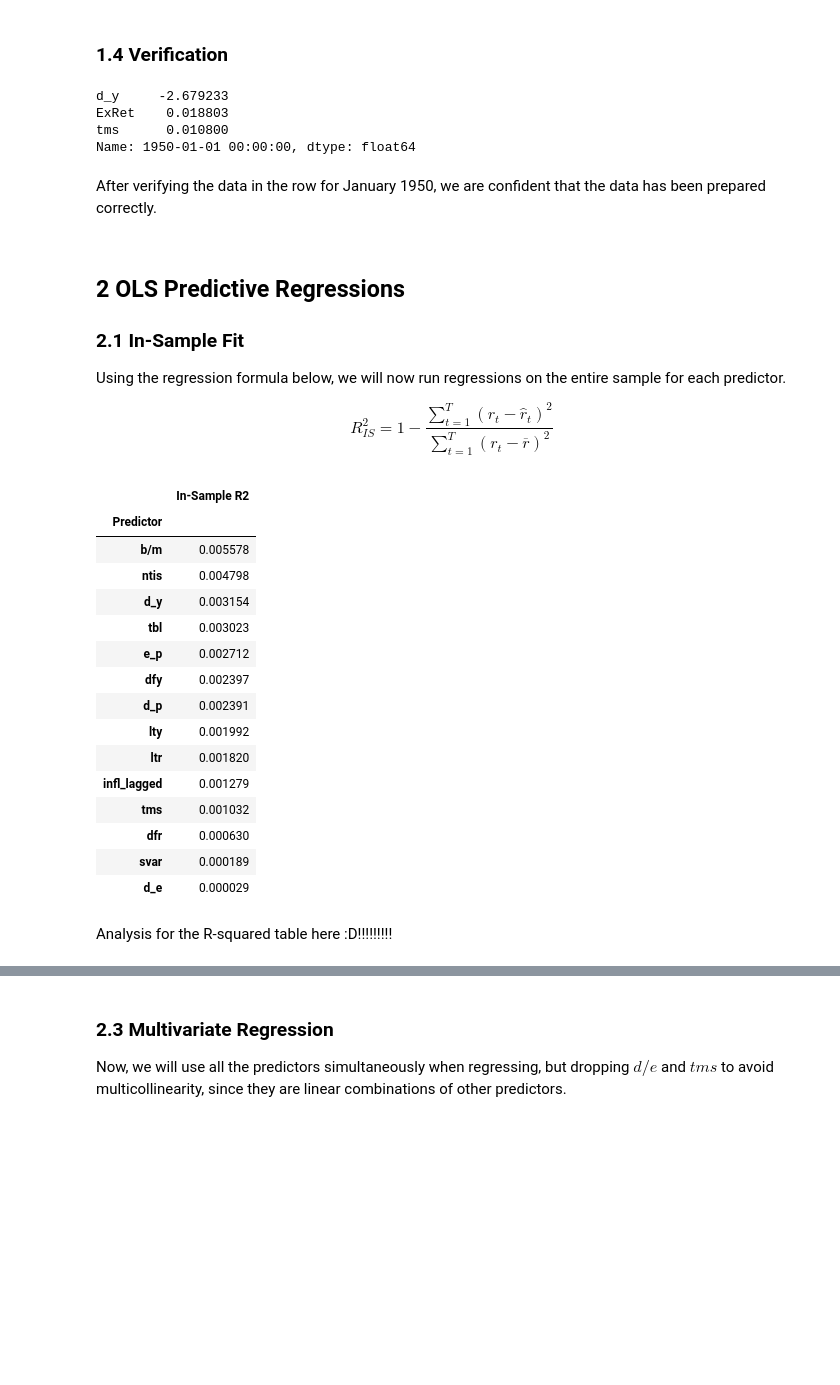
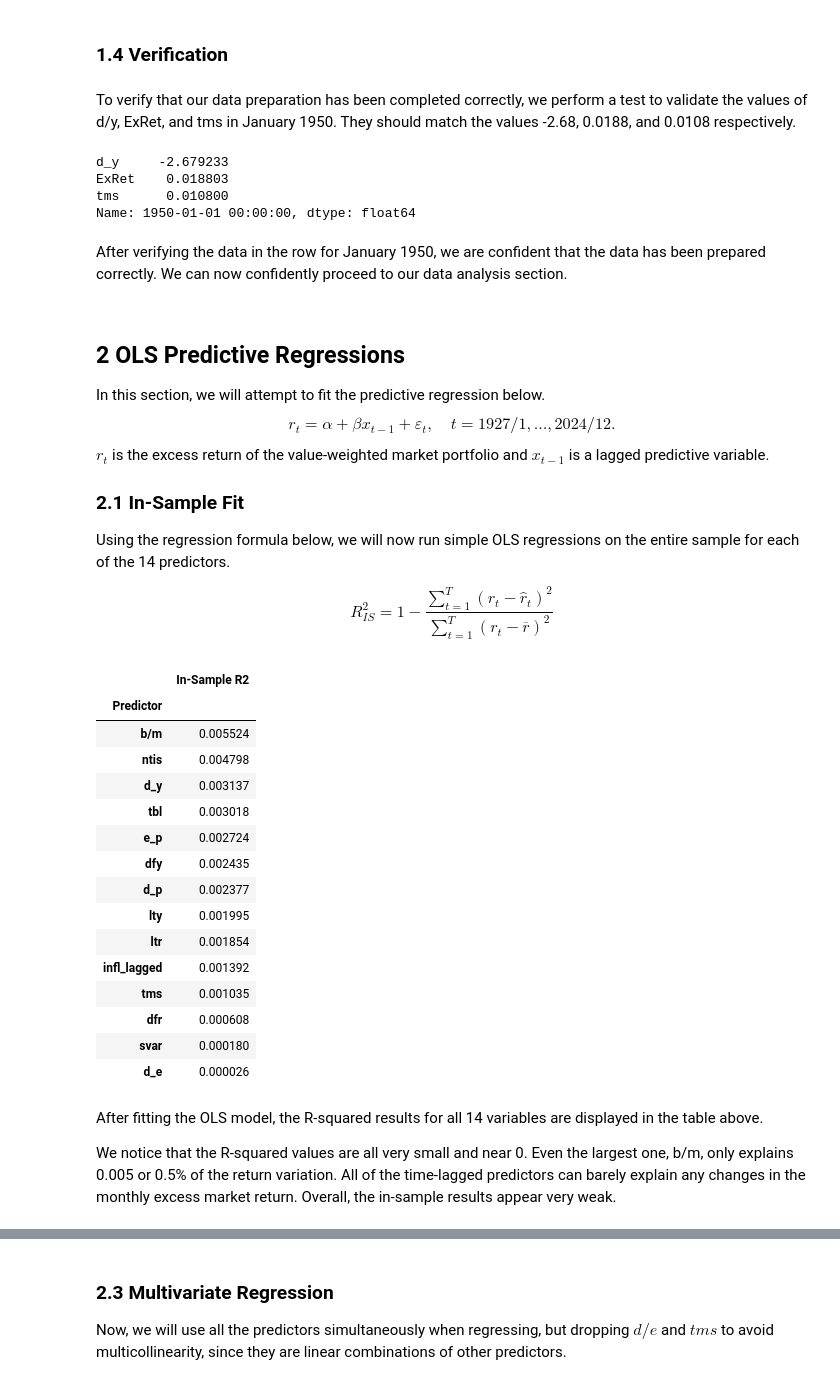
Before and after one commit to yangke34/RSM338-Assignment-3, a Jupyter notebook: RSM338_HW3.ipynb, the cells around one changed output, grey strips where cells are left out. Cells and saved outputs as stored; diff of their text form; code cells hidden in the pictures; blank space fills up the shorter version.

```diff
--- a/RSM338_HW3.ipynb
+++ b/RSM338_HW3.ipynb
@@ -94,6 +110,8 @@ df_filtered.head()
 | 1927-04-01 | 14.17 | 0.7167 | 1.197 | 0.456754 | 0.0339 | 0.0458 | 0.0548 | 0.0333 | 0.050514 | 0.0025 | 0.000000 | ... |
 # %% [markdown]
 ### 1.4 Verification
+# %% [markdown]
+To verify that our data preparation has been completed correctly, we perform a test to validate the values of d/y, ExRet, and tms in January 1950. They should match the values -2.68, 0.0188, and 0.0108 respectively.
 # %%
 # Additional verification checkpoint
 df_filtered.loc['1950-01-01', ['d_y', 'ExRet', 'tms']]
@@ -103,70 +121,68 @@ ExRet    0.018803
 tms      0.010800
 Name: 1950-01-01 00:00:00, dtype: float64
 # %% [markdown]
-After verifying the data in the row for January 1950, we are confident that the data has been prepared correctly.
+After verifying the data in the row for January 1950, we are confident that the data has been prepared correctly. We can now confidently proceed to our data analysis section.
 <div style="page-break-after: always;"></div>
 # %% [markdown]
 ## 2 OLS Predictive Regressions
+In this section, we will attempt to fit the predictive regression below.
+$$
+r_t = \alpha + \beta x_{t-1} + \varepsilon_t,\quad t = 1927/1,\ldots,2024/12.
+$$
+$r_t$ is the excess return of the value-weighted market portfolio and $x_{t−1}$ is a lagged predictive variable.
+
 ### 2.1 In-Sample Fit
-
-Using the regression formula below, we will now run regressions on the entire sample for each predictor.
+Using the regression formula below, we will now run simple OLS regressions on the entire sample for each of the 14 predictors.
 
 $$R_{IS}^{2}=1-\frac{\sum_{t=1}^{T}(r_{t}-\hat{r}_{t})^{2}}{\sum_{t=1}^{T}(r_{t}-\overline{r})^{2}}$$
 # %%
 # Define the predictors
 predictors = [
     'd_e', 'svar', 'dfr', 'lty', 'ltr', 'infl_lagged',
     'tms', 'tbl', 'dfy', 'd_p', 'd_y', 'e_p', 'b/m', 'ntis'
 ]
 
 # Dictionary to store results
 rsquared_results = {}
 
-# Shift predictors by 1 to align x_{t-1} with r_{t}
-df_lagged = df[predictors].shift(1)
+# Shift predictors by 1 to align x_{t-1} with r_t
+df_lagged = df_filtered[predictors].shift(1)
 
-# Loop through each predictor to run a separate OLS regression
 for var in predictors:
-    # 1. Align the current month's return (y) with the previous month's predictor (X)
-    y = df['ExRet']
-    X = sm.add_constant(df_lagged[var]) # Adds the intercept (alpha)
+    y = df_filtered['ExRet']
+    X = sm.add_constant(df_lagged[var])
 
-    # 2. Drop NaNs to ensure we only use rows where both t and t-1 data exist
-    # This is critical because shift(1) creates a NaN in the first row
     valid_data = pd.concat([y, X], axis=1).dropna()
-
     y_clean = valid_data['ExRet']
     X_clean = valid_data.drop(columns=['ExRet'])
 
-    # 3. Fit the OLS model
     model = sm.OLS(y_clean, X_clean).fit()
-
-    # 4. Store the R-squared value
     rsquared_results[var] = model.rsquared
 
-# 5. Present the results in a clean table as requested
 r2_table = pd.DataFrame.from_dict(rsquared_results, orient='index', columns=['In-Sample R2'])
 r2_table.index.name = 'Predictor'
 r2_table.sort_values(by='In-Sample R2', ascending=False)
 # %% [output]
 |  | In-Sample R2 |
 | Predictor |  |
-| b/m | 0.005578 |
+| b/m | 0.005524 |
 | ntis | 0.004798 |
-| d_y | 0.003154 |
-| tbl | 0.003023 |
-| e_p | 0.002712 |
-| dfy | 0.002397 |
-| d_p | 0.002391 |
-| lty | 0.001992 |
-| ltr | 0.001820 |
-| infl_lagged | 0.001279 |
-| tms | 0.001032 |
-| dfr | 0.000630 |
-| svar | 0.000189 |
-| d_e | 0.000029 |
+| d_y | 0.003137 |
+| tbl | 0.003018 |
+| e_p | 0.002724 |
+| dfy | 0.002435 |
+| d_p | 0.002377 |
+| lty | 0.001995 |
+| ltr | 0.001854 |
+| infl_lagged | 0.001392 |
+| tms | 0.001035 |
+| dfr | 0.000608 |
+| svar | 0.000180 |
+| d_e | 0.000026 |
 # %% [markdown]
-Analysis for the R-squared table here :D!!!!!!!!!
+After fitting the OLS model, the R-squared results for all 14 variables are displayed in the table above.
+
+We notice that the R-squared values are all very small and near 0. Even the largest one, b/m, only explains 0.005 or 0.5% of the return variation. All of the time-lagged predictors can barely explain any changes in the monthly excess market return. Overall, the in-sample results appear very weak.
 # %% [markdown]
 ### 2.2 Out-of-Sample Evaluation
 We will now use out-of-sample regression to evaluate how well our model can predict using untrained data.
```
Also changed, not shown: parts of 8 cells of this notebook.
